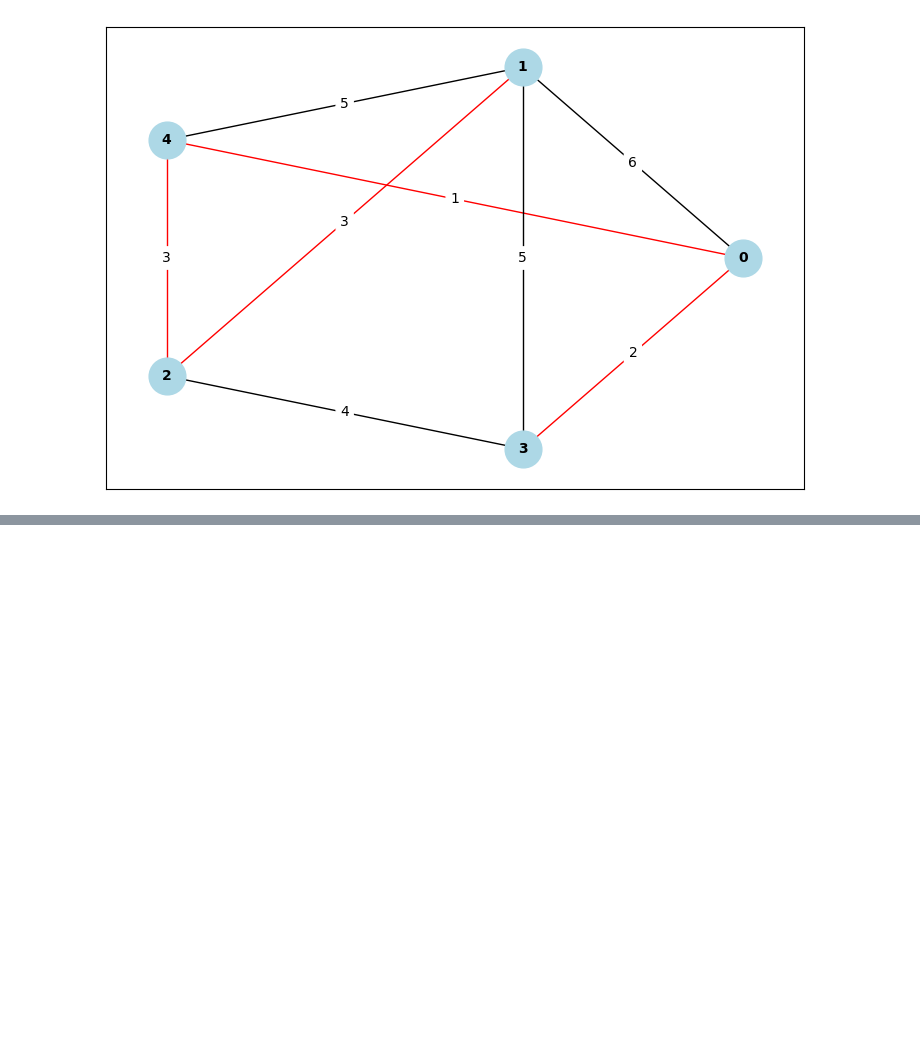
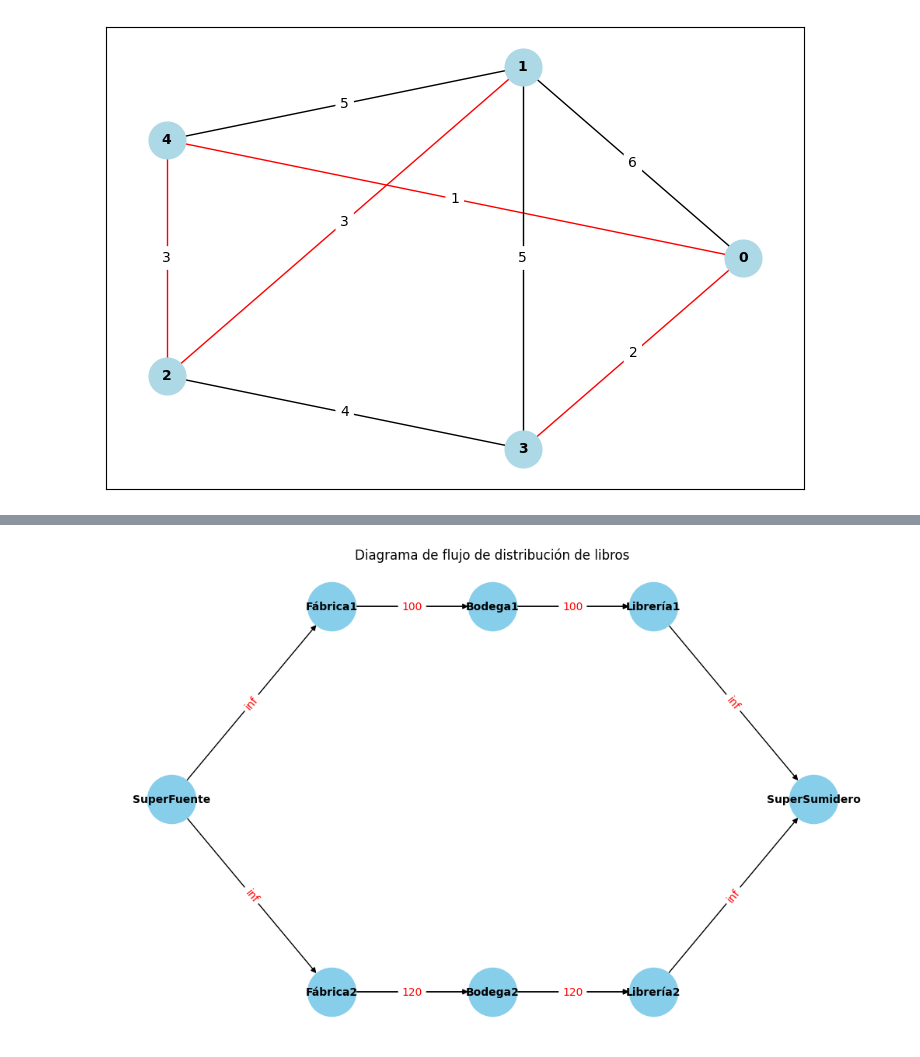
Before and after one commit to omardtl24/DALGO_ISIS1105, a Jupyter notebook: Tareas/Tarea04_Grafos.ipynb, the cells around one changed output, grey strips where cells are left out. Saved outputs shown, nothing was run; the diff lists cells and outputs as text; code cells hidden in the pictures; blank space fills up the shorter version.

```diff
--- a/Tareas/Tarea04_Grafos.ipynb
+++ b/Tareas/Tarea04_Grafos.ipynb
@@ -515,0 +530,49 @@ plot_graph(edges,directed=False,weighted=True,mst = mst)
+# %%
+import networkx as nx
+import matplotlib.pyplot as plt
+
+# Crear el grafo dirigido
+G = nx.DiGraph()
+
+# Añadir arcos con capacidad
+G.add_edge("SuperFuente", "Fábrica1", capacity=float('inf'))
+G.add_edge("SuperFuente", "Fábrica2", capacity=float('inf'))
+
+G.add_edge("Fábrica1", "Bodega1", capacity=100)
+G.add_edge("Fábrica1", "Librería1", capacity=150)
+G.add_edge("Bodega1", "Librería1", capacity=100)
+
+# Añadir más arcos
+G.add_edge("Fábrica2", "Bodega2", capacity=120)
+G.add_edge("Bodega2", "Librería2", capacity=120)
+G.add_edge("Fábrica2", "Librería2", capacity=150)
+
+# Añadir arcos hacia el SuperSumidero
+G.add_edge("Librería1", "SuperSumidero", capacity=float('inf'))
+G.add_edge("Librería2", "SuperSumidero", capacity=float('inf'))
+
+# Posición de los nodos en el plano
+pos = {
+    "SuperFuente": (-1, 1),
+    "Fábrica1": (0, 2),
+    "Fábrica2": (0, 0),
+    "Bodega1": (1, 2),
+    "Bodega2": (1, 0),
+    "Librería1": (2, 2),
+    "Librería2": (2, 0),
+    "SuperSumidero": (3, 1)
+}
+
+# Dibujar nodos y arcos
+plt.figure(figsize=(10, 6))
+nx.draw(G, pos, with_labels=True, node_size=2000, node_color="skyblue", arrows=True, font_size=10, font_weight='bold')
+
+# Añadir etiquetas de capacidad a los arcos
+edge_labels = nx.get_edge_attributes(G, 'capacity')
+nx.draw_networkx_edge_labels(G, pos, edge_labels=edge_labels, font_color='red')
+
+# Mostrar el grafo
+plt.title("Diagrama de flujo de distribución de libros")
+plt.show()
+# %% [output]
+[figure, added]
```
Also changed, not shown: parts of 24 cells of this notebook, 31 other files.
